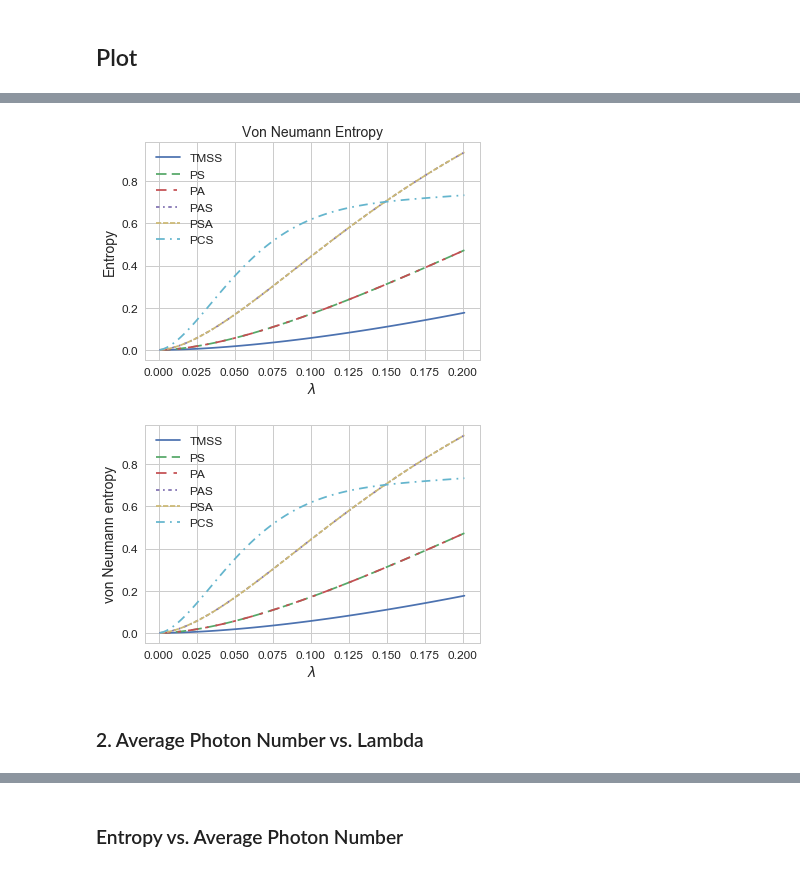
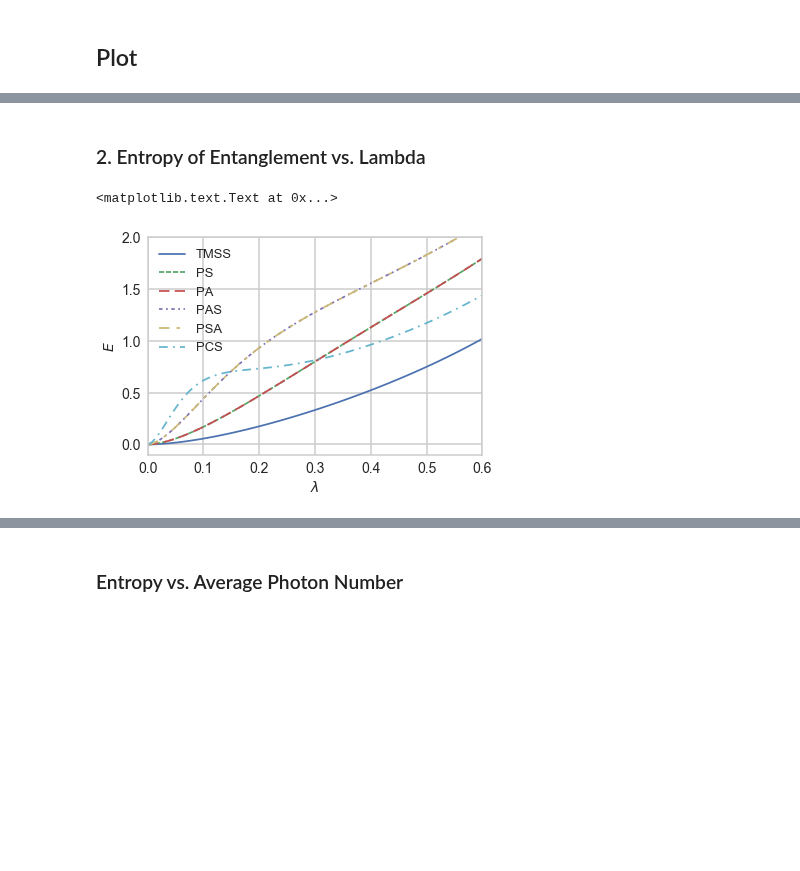
Before and after one commit to lffan/quantum_illumination, a Jupyter notebook: ipynbs/Experiment_0_Basic_Attributes.ipynb, the cells around one changed output, grey strips where cells are left out. Drawn from its saved outputs; the diff is of its cells as text; code cells hidden in the pictures; blank space fills up the shorter version.

```diff
--- a/ipynbs/Experiment_0_Basic_Attributes.ipynb
+++ b/ipynbs/Experiment_0_Basic_Attributes.ipynb
@@ -163,6 +163,6 @@ $$
 ## Read datat
 # %%
 # df1 = pd.read_csv('../output/data/basic_attributes.csv', comment='#')
-df2 = pd.read_csv('../output/data/basic_attributes_lmd_0.2_div_101.csv', comment='#')
+df1 = pd.read_csv('../output/data/basic_attributes_lmd_0.2_div_101.csv', comment='#')
 names = ('TMSS', 'PS', 'PA', 'PSA', 'PAS', 'PCS')
 # %%
@@ -186,7 +190,6 @@ df2[df2['State'] == 'PCS'].head()
 # %% [markdown]
 ## Plot
 # %%
-dashes = {'PA':[6,4,2,4], 'PS':[6,3], 'PAS':[2,2,1,2],
-          'PSA':[3,1], 'PCS':[5,3,1,3]}
+dashes = {'PA':[6,3], 'PS':[3,1], 'PAS':[2,2,1,2], 'PSA':[6,4,2,4], 'PCS':[5,3,1,3]}
 names = ('TMSS', 'PS', 'PA', 'PAS', 'PSA', 'PCS')
 # %% [markdown]
@@ -194,37 +213,19 @@ names = ('TMSS', 'PS', 'PA', 'PAS', 'PSA', 'PCS')
+# %% [markdown]
+### 2. Entropy of Entanglement vs. Lambda
 # %%
 for name in names:
-    temp_df = df2[df2['State'] == name]
+    temp_df = df1[df1['State'] == name]
     if name == 'TMSS':
         plt.plot(temp_df['lambda'], temp_df['VN_Entropy'], label=name)
     else:
         plt.plot(temp_df['lambda'], temp_df['VN_Entropy'],
                  dashes=dashes[name], label=name)
-# plt.xlim(0, 2)
-# plt.ylim(0.43, 0.5)
-plt.legend(loc=0, fontsize=12)
+plt.xlim(0, 0.6)
+plt.ylim(-0.1, 2.0)
+plt.legend(loc=2)
 plt.xlabel("$\lambda$")
-plt.ylabel("Entropy")
-plt.title("Von Neumann Entropy")
-plt.show()
+plt.ylabel("$E$")
+# plt.savefig('../output/figures/g_entropy_vs_lambda.pdf', bbox_inches='tight')
 # %% [output]
+<matplotlib.text.Text at 0x...>
-[figure, old version]
+[figure, new version]
-# %%
-for name in names:
-    temp_df = df2[df2['State'] == name]
-    if name == 'TMSS':
-        plt.plot(temp_df['lambda'], temp_df['VN_Entropy'], label=name)
-    else:
-        plt.plot(temp_df['lambda'], temp_df['VN_Entropy'],
-                 dashes=dashes[name], label=name)
-# plt.xlim(0, 0.2)
-# plt.ylim(0.43, 0.5)
-plt.legend(loc=0, fontsize=12)
-plt.xlabel("$\lambda$")
-plt.ylabel("von Neumann entropy")
-# plt.title("Von Neumann Entropy")
-plt.savefig('../output/figures/g_entropy_vs_lambda.pdf', bbox_inches='tight')
-plt.show()
-# %% [output]
-[figure, removed]
-# %% [markdown]
-### 2. Average Photon Number vs. Lambda
```
Also changed, not shown: parts of 12 cells of this notebook, 6 other files.
